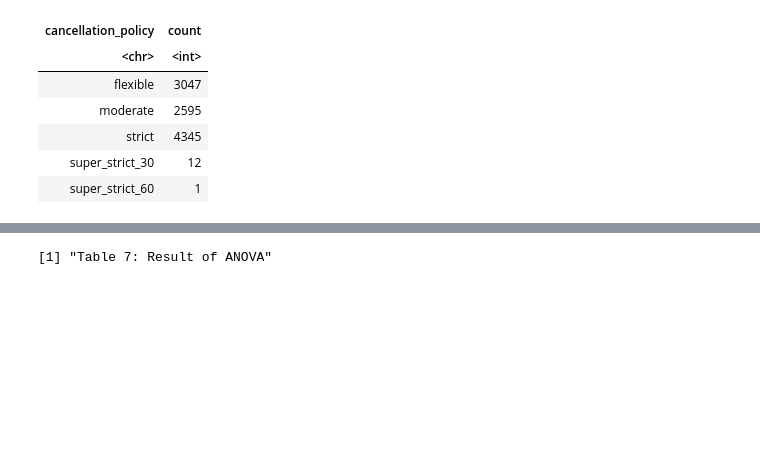
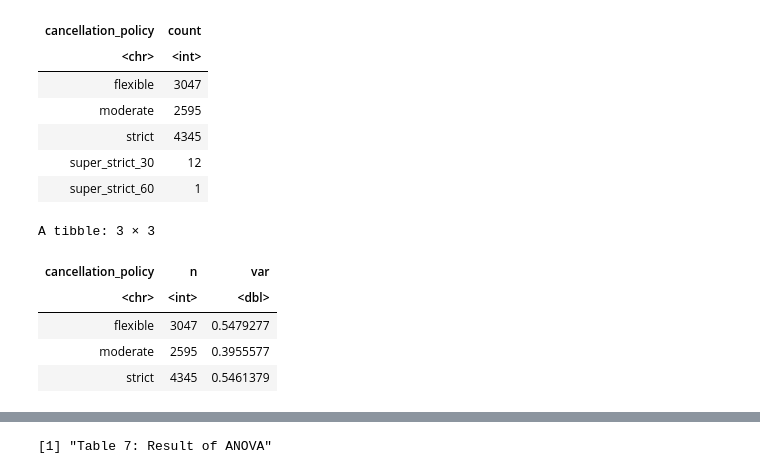
Before and after one commit to takumihoriba/stat201-project, a Jupyter notebook: proposal_final.ipynb, the cells around one changed output, grey strips where cells are left out. Saved outputs shown, nothing was run; the diff lists cells and outputs as text; code cells hidden in the pictures; blank space fills up the shorter version.

```diff
--- a/proposal_final.ipynb
+++ b/proposal_final.ipynb
@@ -273,3 +260,17 @@ Airbnb_anova <- Airbnb |> select(log_price, cancellation_policy)
 # %%
+set.seed(320)
+Airbnb_anova <- Airbnb |> select(log_price, cancellation_policy)
+
 Airbnb_fil <- Airbnb_anova |>
 filter(cancellation_policy %in% c("flexible", "moderate", "strict"))
+
+Airbnb_fil |>
+group_by(cancellation_policy) |>
+summarize(n = n(), var = var(log_price))
+# %% [output]
+A tibble: 3 × 3
+| cancellation_policy | n | var |
+| <chr> | <int> | <dbl> |
+| flexible | 3047 | 0.5479277 |
+| moderate | 2595 | 0.3955577 |
+| strict | 4345 | 0.5461379 |
```
Also changed, not shown: parts of 6 cells of this notebook.
